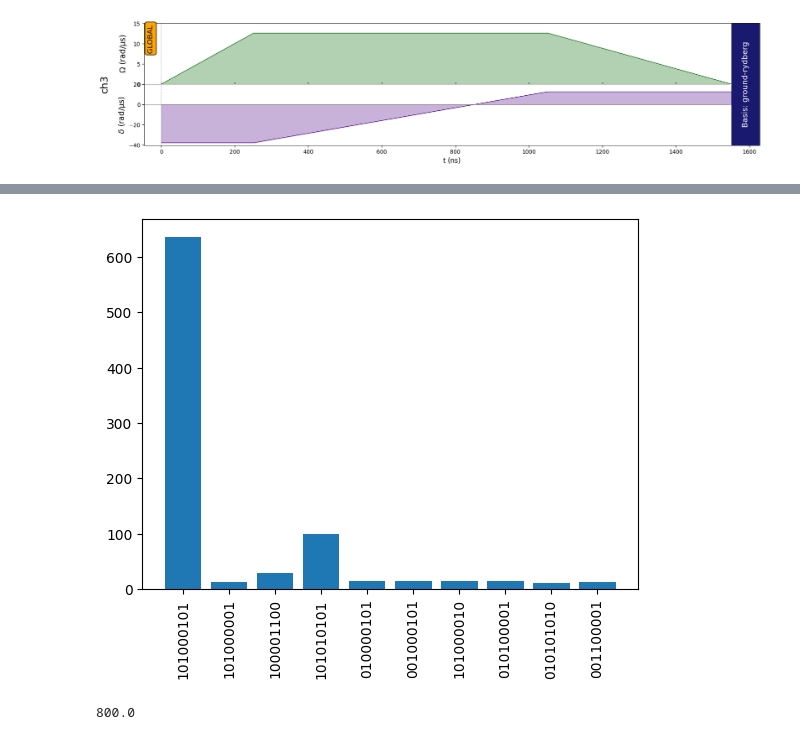
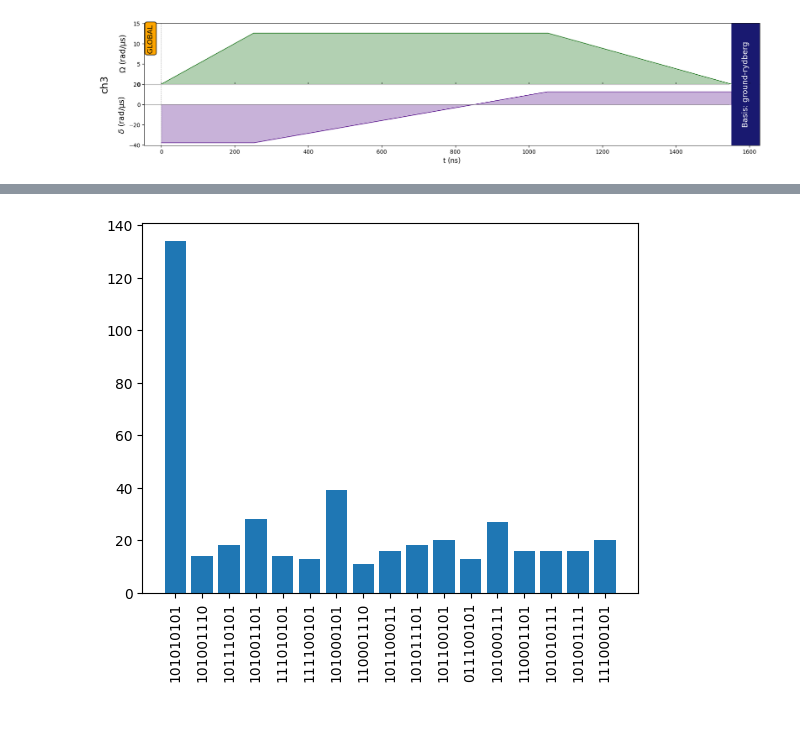
Before and after one commit to Kuift/Pasqal_0419, a Jupyter notebook: 414/testerpuls.ipynb, the cells around one changed output, grey strips where cells are left out. Drawn from its saved outputs; the diff is of its cells as text; code cells hidden in the pictures.

```diff
--- a/414/testerpuls.ipynb
+++ b/414/testerpuls.ipynb
@@ -150,15 +171,15 @@ from pulser.devices import MockDevice
 from pulser.waveforms import RampWaveform
 
 reg = Register({
-  "q0": (-7.189999999999998, -7.189999999999998),
-  "q1": (0, -7.189999999999998),
-  "q2": (7.189999999999998, -7.189999999999998),
-  "q3": (-7.189999999999998, 0),
+  "q0": (-9.759999999999998, -9.759999999999998),
+  "q1": (0, -9.759999999999998),
+  "q2": (9.759999999999998, -9.759999999999998),
+  "q3": (-9.759999999999998, 0),
   "q4": (0, 0),
-  "q5": (7.189999999999998, 0),
-  "q6": (-7.189999999999998, 7.189999999999998),
-  "q7": (0, 7.189999999999998),
-  "q8": (7.189999999999998, 7.189999999999998),
+  "q5": (9.759999999999998, 0),
+  "q6": (-9.759999999999998, 9.759999999999998),
+  "q7": (0, 9.759999999999998),
+  "q8": (9.759999999999998, 9.759999999999998),
 })
 
 seq = Sequence(reg, MockDevice)
@@ -221,12 +205,12 @@ seq.draw()
 # %%
-backend = pulser.backends.QutipBackend(sequence)
+backend = pulser.backends.QutipBackend(seq)
 result = backend.run()
 counts = result.sample_final_state(1000)
 # Let's plot the histogram associated to the measurements
 # Let's select only the states that are measured more than 10 times
 most_freq = {k: v for k, v in counts.items() if v > 10}
 plt.bar(list(most_freq.keys()), list(most_freq.values()))
 plt.xticks(rotation="vertical")
 plt.show()
 # %% [output]
-[figure, old version]
+[figure, new version]
@@ -243,4 +216,0 @@ t_sweep = (delta_f - delta_0) / (2 * np.pi * 10) * 1000
-# %%
-t_sweep
-# %% [output]
-800.0
```
Also changed, not shown: parts of 10 cells of this notebook.
